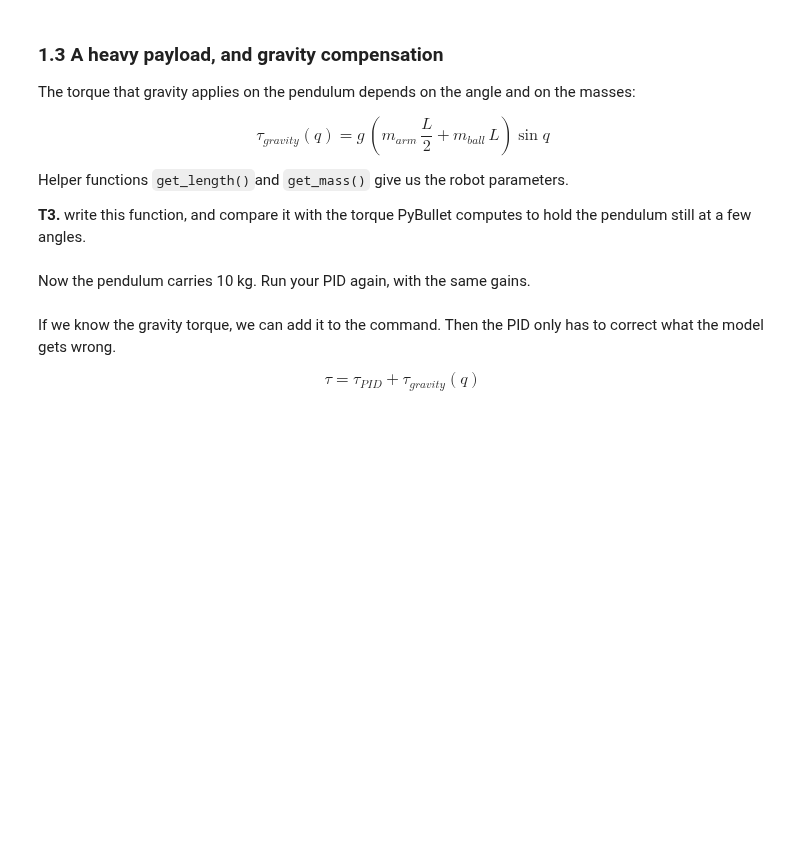
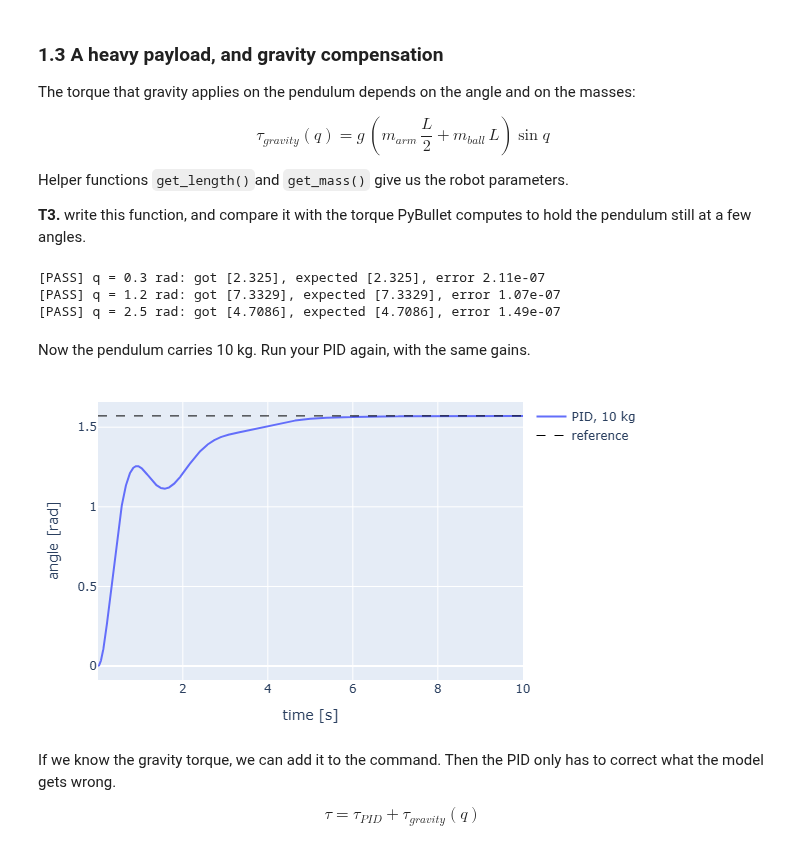
Before and after one commit to FonfasV/robmed-group-1, a Jupyter notebook: week-3/robmed_control.ipynb, the cells around one changed output. Saved outputs shown, nothing was run; the diff lists cells and outputs as text; code cells hidden in the pictures; blank space fills up the shorter version.

```diff
--- a/week-3/robmed_control.ipynb
+++ b/week-3/robmed_control.ipynb
@@ -191,9 +191,9 @@ class PID:
         if self.error_previous is None:
             self.error_previous = error
 
-        #TODO: self.error_sum =
-        #TODO: error_rate =
-        #TODO: control =
+        self.error_sum = self.error_sum + (error * self.dt)
+        error_rate = (error - self.error_previous)/self.dt
+        control = (self.Kp * error) + (self.Ki * self.error_sum) + (self.Kd * error_rate)
 
         self.error_previous = error
         return control
@@ -208,44 +208,51 @@ Helper functions `get_length()`and `get_mass()` give us the robot parameters.
 
 **T3.** write this function, and compare it with the torque PyBullet computes to hold the pendulum still at a few angles.
 # %%
+ctl.change_mass(pendulum, "ball_link", 1.0)
 L = ctl.get_length(pendulum,"ball_link")
 m_ball = ctl.get_mass(pendulum,"ball_link")
 m_arm = ctl.get_mass(pendulum,"arm_link")
 
 def gravity_torque(q, m_ball):
-    #TODO: gravity =
+    gravity = 9.81 * ((m_arm*(L/2))+(m_ball * L)) * np.sin(q)
     return gravity
 
 for q in [0.3, 1.2, 2.5]:
     pybullet_torque = p.calculateInverseDynamics(pendulum, [q], [0.0], [0.0])[0]
     ctl.check(f"q = {q} rad", gravity_torque(q, m_ball), pybullet_torque)
+# %% [output]
+[PASS] q = 0.3 rad: got [2.325], expected [2.325], error 2.11e-07
+[PASS] q = 1.2 rad: got [7.3329], expected [7.3329], error 1.07e-07
+[PASS] q = 2.5 rad: got [4.7086], expected [4.7086], error 1.49e-07
 # %% [markdown]
 Now the pendulum carries 10 kg. Run your PID again, with the same gains.
 # %%
 ctl.change_mass(pendulum, "ball_link", 10.0)
 
-#TODO: pid = PID(Kp=0.0, Ki=0.0, Kd=0.0, dt=DT)   # same gains as before, new controller (empty integral)
+pid = PID(Kp=60.0, Ki=50.0, Kd=20.0, dt=DT)   # same gains as before, new controller (empty integral)
 duration = 10.0
 
 ctl.reset_joints(pendulum, [motor], [0.0])
 
 time_log, angle_log = [], []
 t = 0.0
 while t < duration:
     q = p.getJointState(pendulum, motor)[0]
 
     torque = pid.step(q_desired - q)
 
     p.setJointMotorControl2(pendulum, motor, p.TORQUE_CONTROL, force=torque)
     p.stepSimulation()
     t = t + DT
     time.sleep(DT/10)
 
     time_log.append(t)
     angle_log.append(q)
 
 heavy_time, heavy_angle = time_log, angle_log
 ctl.plot_series(time_log, {"PID, 10 kg": angle_log}, ylabel="angle [rad]", ref=q_desired)
+# %% [output]
+[figure, added]
 # %% [markdown]
 If we know the gravity torque, we can add it to the command. Then the PID only has to correct what the model gets wrong.
 
```
Also changed, not shown: parts of 3 cells of this notebook.
